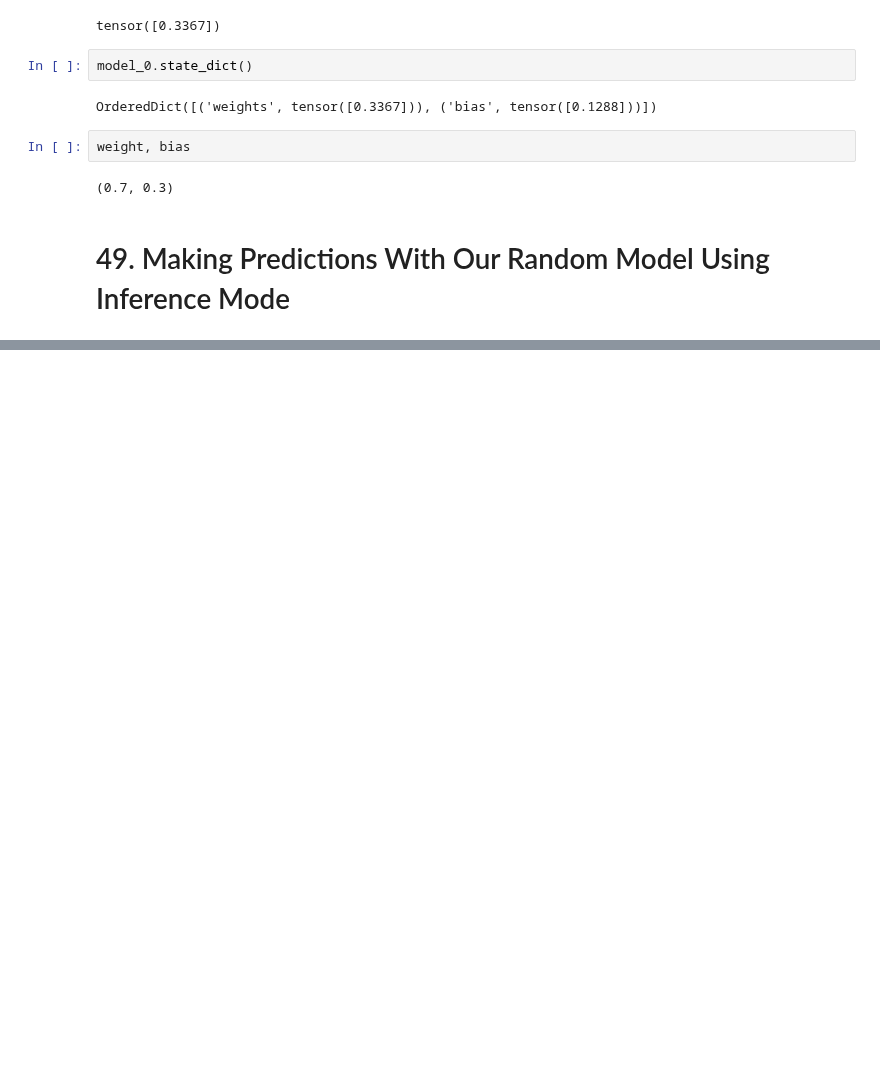
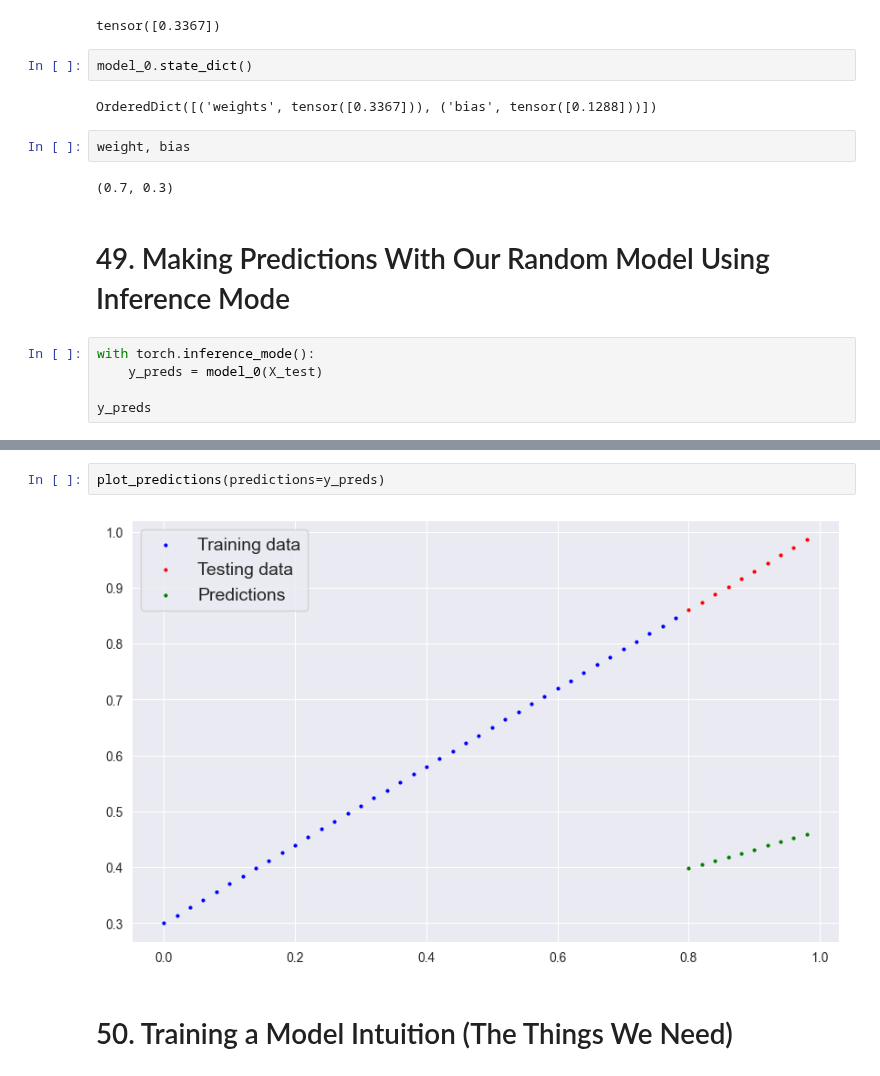
Before and after one commit to ZygimantasB/Learn-PyTorch-Become-a-Deep-Learning-Engineer, a Jupyter notebook: Section 3 PyTorch Workflow/section_3.ipynb, the cells around one changed output, grey strips where cells are left out. Cells and saved outputs as stored; diff of their text form; blank space fills up the shorter version.

Commit message:
Next 50. Training a Model Intuition (The Things We Need)

```diff
--- a/Section 3 PyTorch Workflow/section_3.ipynb
+++ b/Section 3 PyTorch Workflow/section_3.ipynb
@@ -131,3 +129,8 @@ weight, bias
 (0.7, 0.3)
 # %% [markdown]
 # 49. Making Predictions With Our Random Model Using Inference Mode
+# %%
+with torch.inference_mode():
+    y_preds = model_0(X_test)
+
+y_preds
@@ -133,0 +148,6 @@ weight, bias
+# %%
+plot_predictions(predictions=y_preds)
+# %% [output]
+[figure, added]
+# %% [markdown]
+# 50. Training a Model Intuition (The Things We Need)
```
Also changed, not shown: parts of 2 cells of this notebook.
